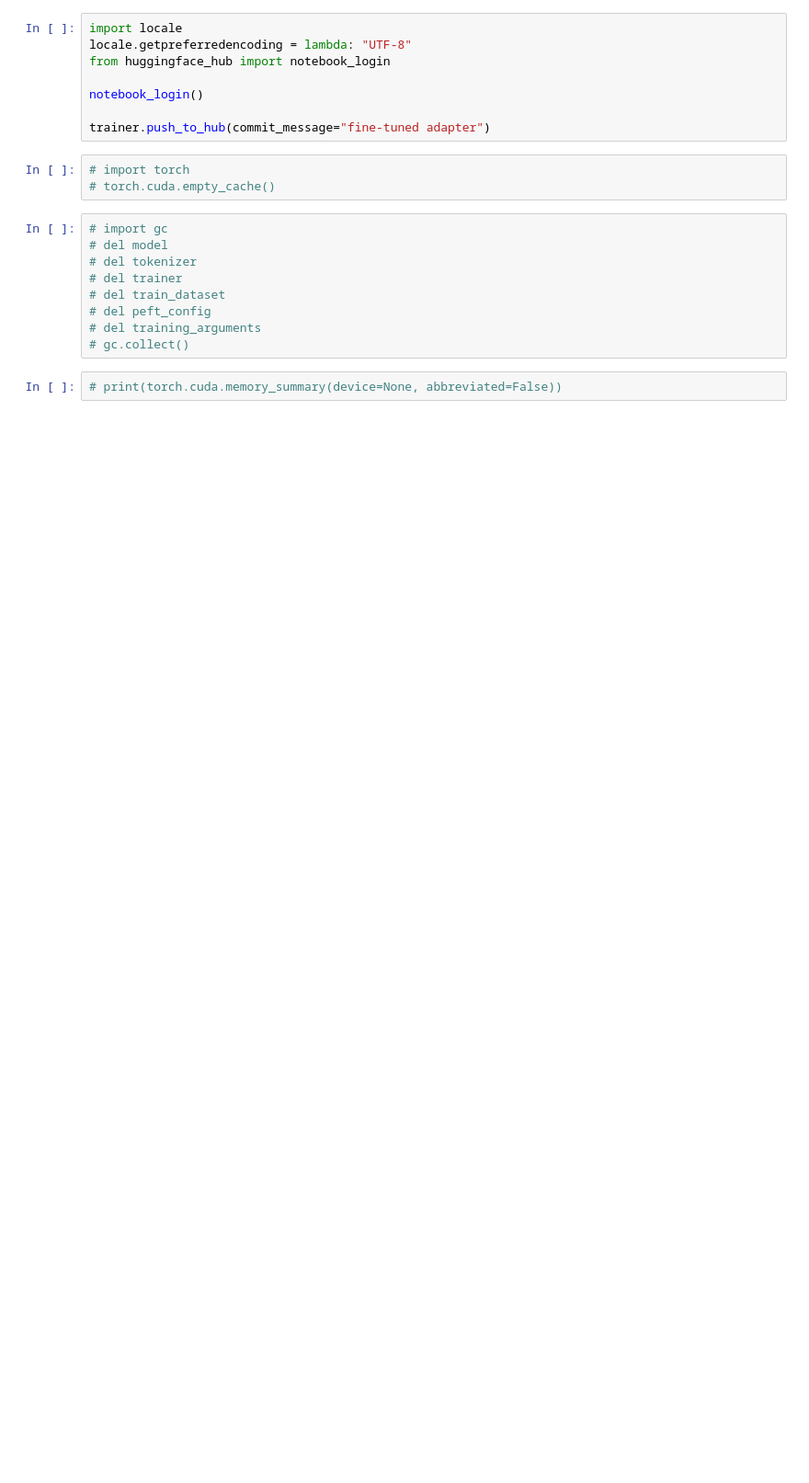
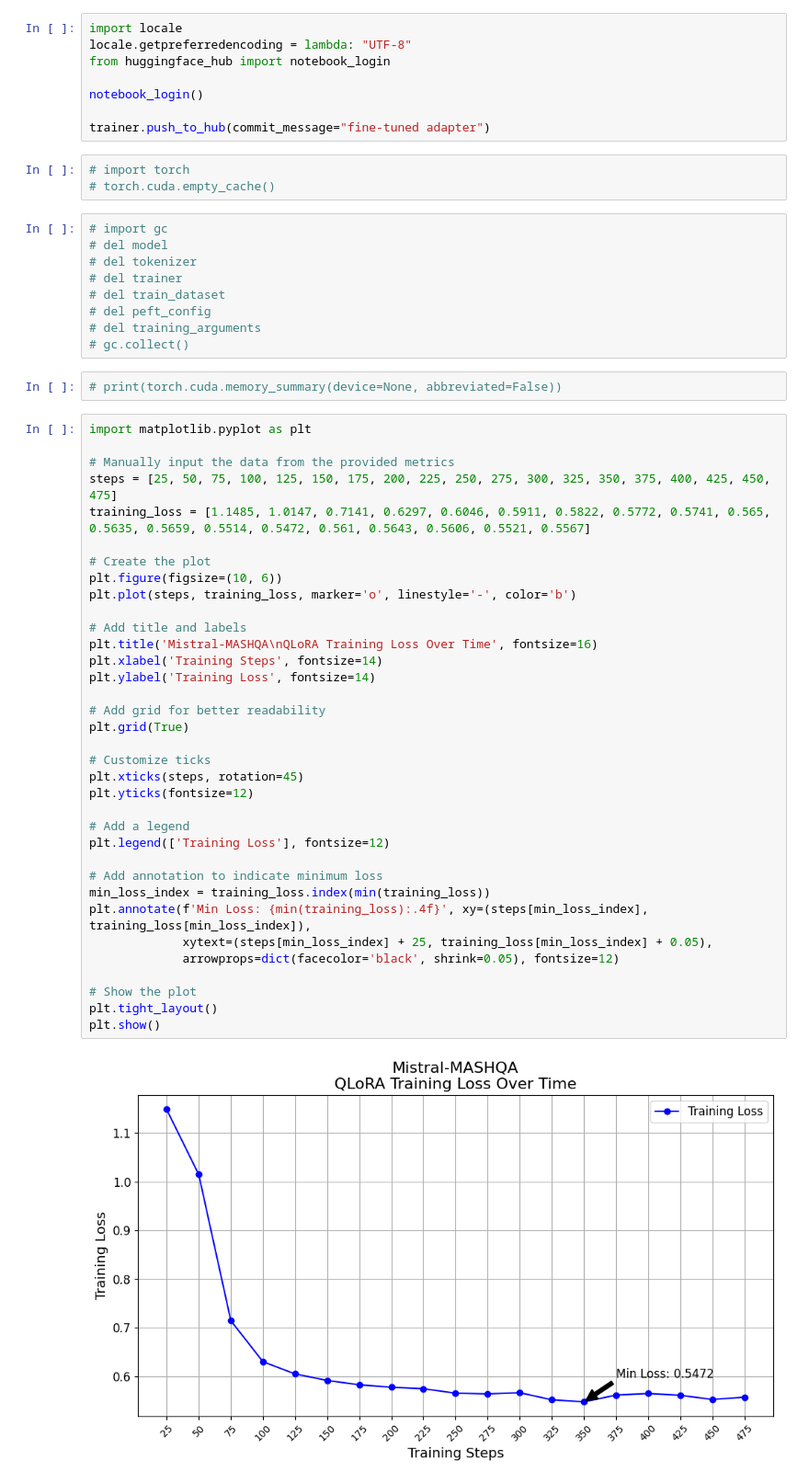
Before and after one commit to zappy586/Dr-Insights, a Jupyter notebook: Mistral_MASHQA_Finetuning.ipynb, the cells around one changed output. Shown: that part at 92% size. Drawn from its saved outputs; the diff is of its cells as text; blank space fills up the shorter version.

Commit message:
Finetuning notebook for Mistral-7b on the MASHQA dataset

```diff
--- a/Mistral_MASHQA_Finetuning.ipynb
+++ b/Mistral_MASHQA_Finetuning.ipynb
@@ -231,3 +200,40 @@ trainer.push_to_hub(commit_message="fine-tuned adapter")
 # gc.collect()
 # %%
 # print(torch.cuda.memory_summary(device=None, abbreviated=False))
+# %%
+import matplotlib.pyplot as plt
+
+# Manually input the data from the provided metrics
+steps = [25, 50, 75, 100, 125, 150, 175, 200, 225, 250, 275, 300, 325, 350, 375, 400, 425, 450, 475]
+training_loss = [1.1485, 1.0147, 0.7141, 0.6297, 0.6046, 0.5911, 0.5822, 0.5772, 0.5741, 0.565, 0.5635, 0.5659, 0.5514, 0.5472, 0.561, 0.5643, 0.5606, 0.5521, 0.5567]
+
+# Create the plot
+plt.figure(figsize=(10, 6))
+plt.plot(steps, training_loss, marker='o', linestyle='-', color='b')
+
+# Add title and labels
+plt.title('Mistral-MASHQA\nQLoRA Training Loss Over Time', fontsize=16)
+plt.xlabel('Training Steps', fontsize=14)
+plt.ylabel('Training Loss', fontsize=14)
+
+# Add grid for better readability
+plt.grid(True)
+
+# Customize ticks
+plt.xticks(steps, rotation=45)
+plt.yticks(fontsize=12)
+
+# Add a legend
+plt.legend(['Training Loss'], fontsize=12)
+
+# Add annotation to indicate minimum loss
+min_loss_index = training_loss.index(min(training_loss))
+plt.annotate(f'Min Loss: {min(training_loss):.4f}', xy=(steps[min_loss_index], training_loss[min_loss_index]),
+             xytext=(steps[min_loss_index] + 25, training_loss[min_loss_index] + 0.05),
+             arrowprops=dict(facecolor='black', shrink=0.05), fontsize=12)
+
+# Show the plot
+plt.tight_layout()
+plt.show()
+# %% [output]
+[figure, added]
```
Also changed, not shown: parts of 2 cells of this notebook.
